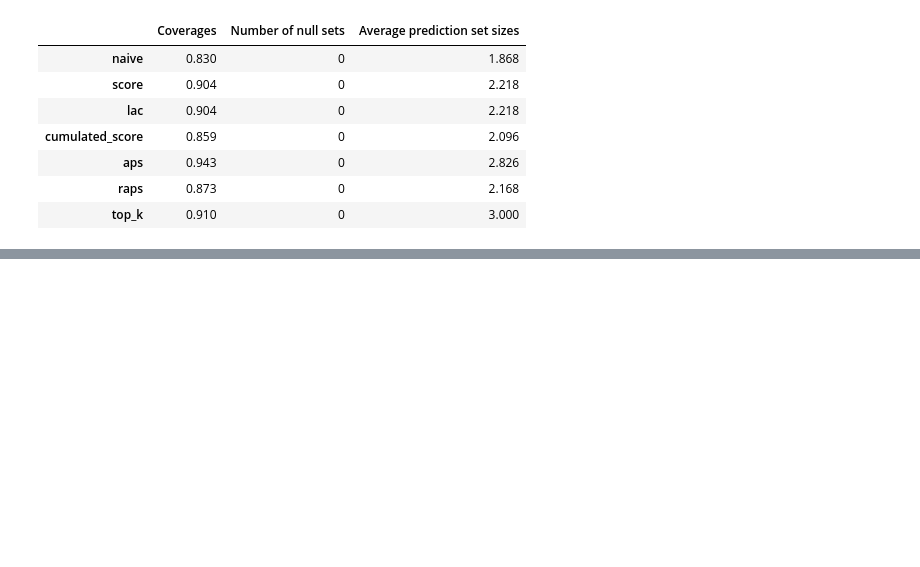
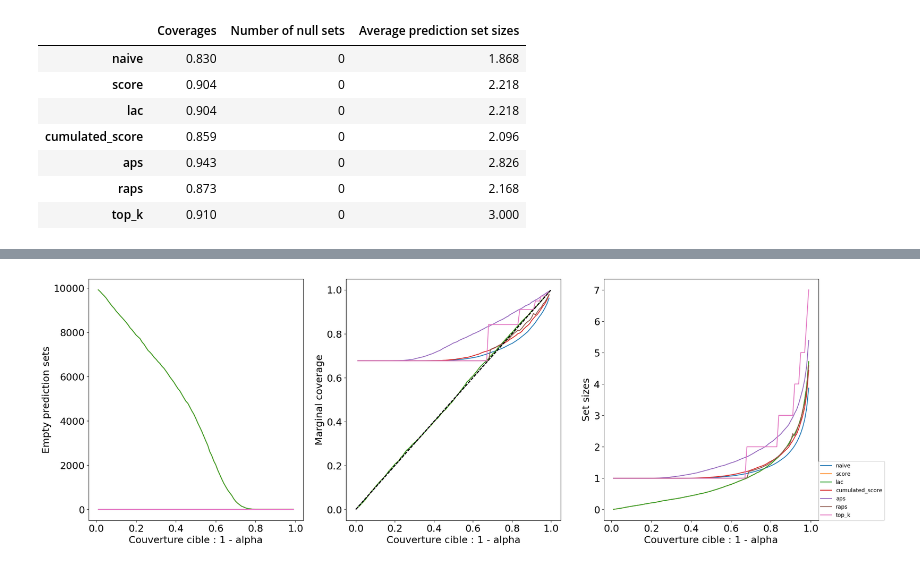
Before and after one commit to mohliyet/conformal_prediction, a Jupyter notebook: mapie_example.ipynb, the cells around one changed output, grey strips where cells are left out. Saved outputs shown, nothing was run; the diff lists cells and outputs as text; code cells hidden in the pictures; blank space fills up the shorter version.

```diff
--- a/mapie_example.ipynb
+++ b/mapie_example.ipynb
@@ -510,0 +702,15 @@ summary_df
+# %%
+vars_y = [nulls, coverages, sizes]
+labels_y = ["Empty prediction sets", "Marginal coverage", "Set sizes"]
+fig, axs = plt.subplots(1, len(vars_y), figsize=(8*len(vars_y), 8))
+for i, var in enumerate(vars_y):
+    for name, (method, include_last_label) in method_params.items():
+        axs[i].plot(1 - alphas, var[name], label=name)
+        if i == 1:
+            axs[i].plot([0, 1], [0, 1], ls="--", color="k")
+    axs[i].set_xlabel("Couverture cible : 1 - alpha")
+    axs[i].set_ylabel(labels_y[i])
+    if i == len(vars_y) - 1:
+        axs[i].legend(fontsize=10, loc=[1, 0])
+# %% [output]
+[figure, added]
```
Also changed, not shown: parts of 18 cells of this notebook.
